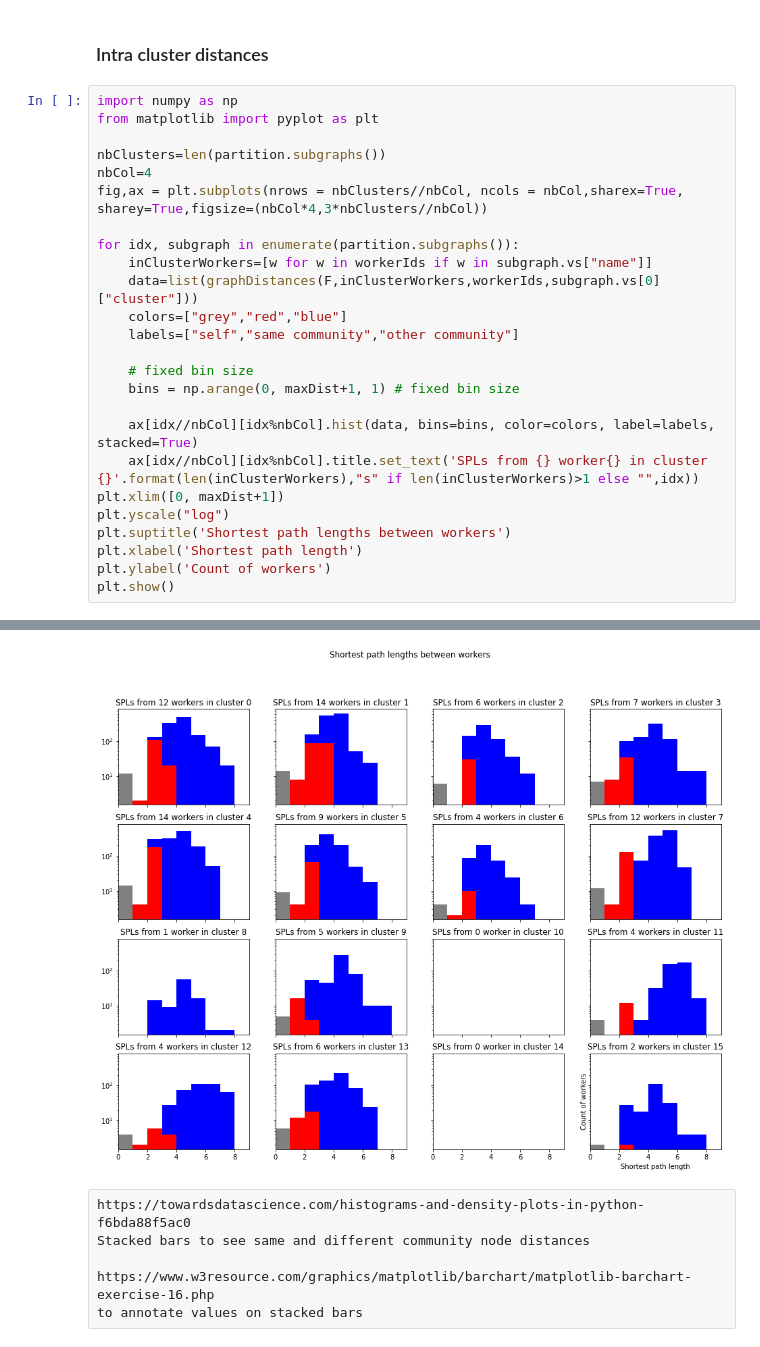
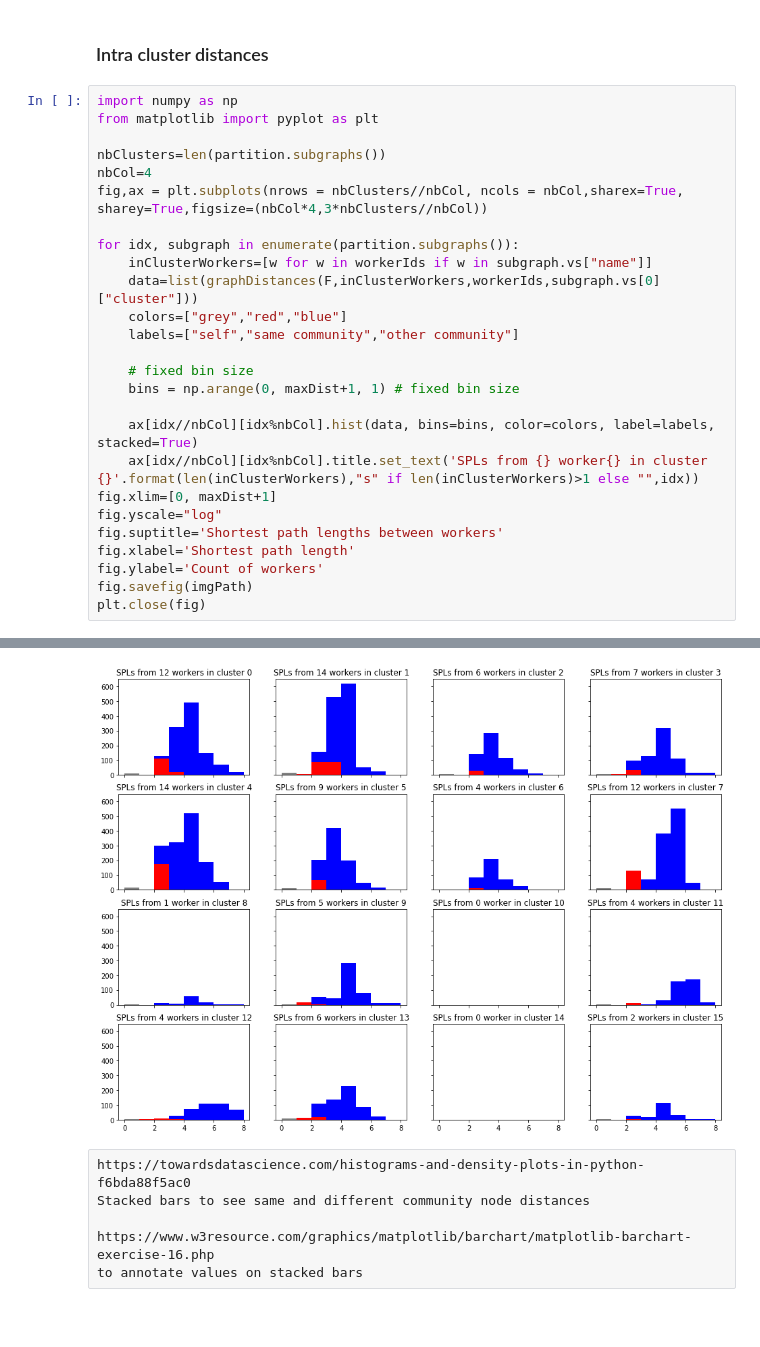
Before and after one commit to mbettinger/collusion-resistant-worker-set-selection, a Jupyter notebook: notebooks/graph_tests.ipynb, the cells around one changed output, grey strips where cells are left out. Saved outputs shown, nothing was run; the diff lists cells and outputs as text; blank space fills up the shorter version.

```diff
--- a/notebooks/graph_tests.ipynb
+++ b/notebooks/graph_tests.ipynb
@@ -122,10 +123,11 @@ for idx, subgraph in enumerate(partition.subgraphs()):
 
     ax[idx//nbCol][idx%nbCol].hist(data, bins=bins, color=colors, label=labels, stacked=True)
     ax[idx//nbCol][idx%nbCol].title.set_text('SPLs from {} worker{} in cluster {}'.format(len(inClusterWorkers),"s" if len(inClusterWorkers)>1 else "",idx))
-plt.xlim([0, maxDist+1])
-plt.yscale("log")
-plt.suptitle('Shortest path lengths between workers')
-plt.xlabel('Shortest path length')
-plt.ylabel('Count of workers')
-plt.show()
+fig.xlim=[0, maxDist+1]
+fig.yscale="log"
+fig.suptitle='Shortest path lengths between workers'
+fig.xlabel='Shortest path length'
+fig.ylabel='Count of workers'
+fig.savefig(imgPath)
+plt.close(fig)
 # %% [output]
@@ -149,4 +135,4 @@ Other Counter({4: 112, 5: 32, 2: 26, 3: 18, 7: 4, 6: 4})
-[figure, old version]
+[figure, new version]
 # %% [raw]
 https://towardsdatascience.com/histograms-and-density-plots-in-python-f6bda88f5ac0
 Stacked bars to see same and different community node distances
```
Also changed, not shown: parts of 11 cells of this notebook, 6 other files.
